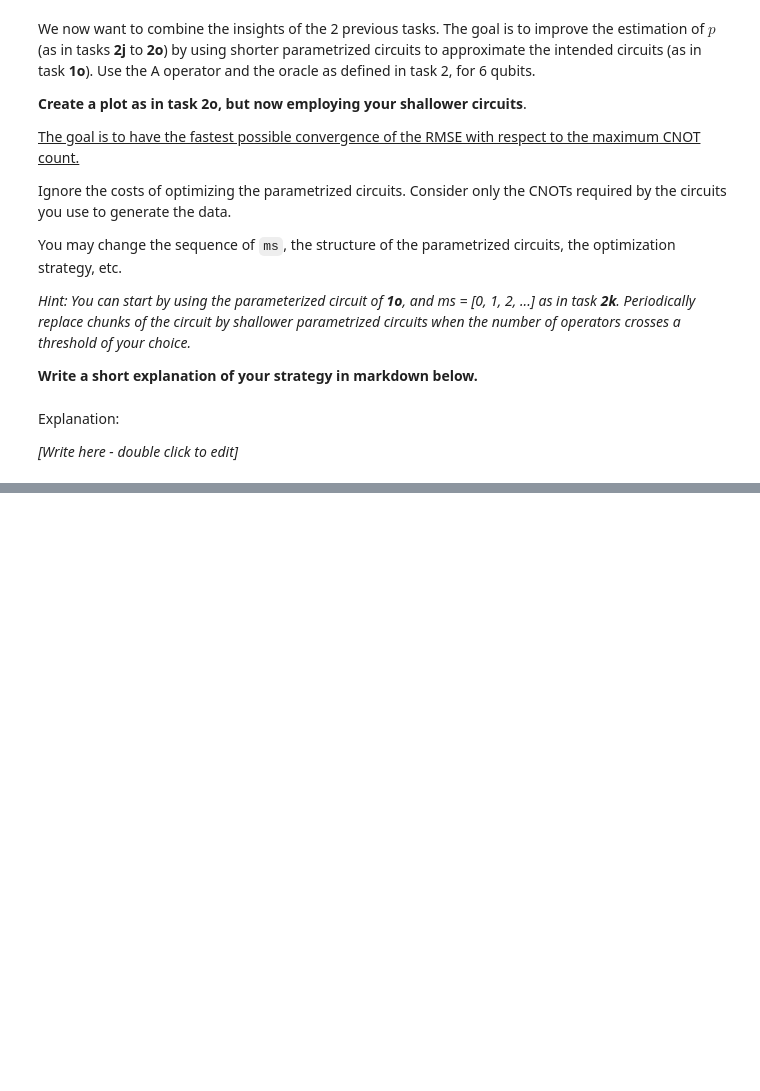
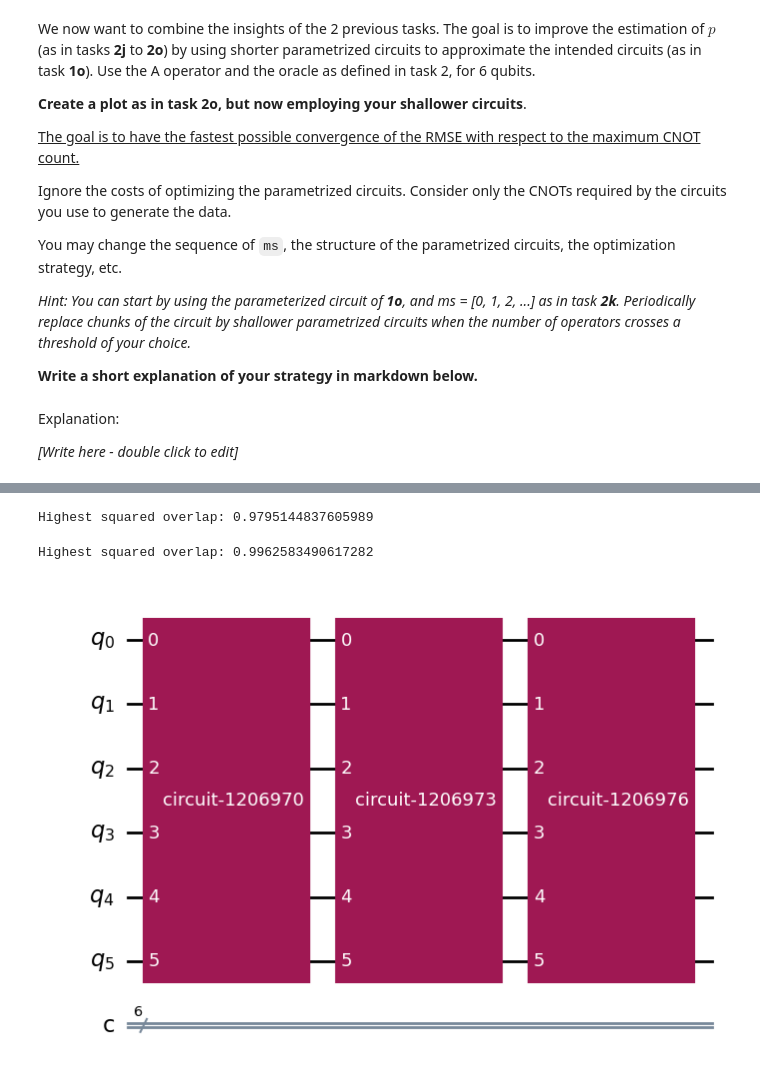
Before and after one commit to ezekielcochran/vtq-hackathon, a Jupyter notebook: qmace.ipynb, the cells around one changed output, grey strips where cells are left out. Cells and saved outputs as stored; diff of their text form; code cells hidden in the pictures; blank space fills up the shorter version.

Commit message:
Got approximating circuits working
About to delete some stuff, so putting this here as an archive

```diff
--- a/qmace.ipynb
+++ b/qmace.ipynb
@@ -1029,3 +1029,8 @@ _Hint: You can start by using the parameterized circuit of **1o**, and ms = [0,
 Explanation:
 
 *[Write here - double click to edit]*
+# %%
+# Initialize common vars, imports, etc
+from scipy.optimize import minimize
+
+NUM_QUBITS = 6
@@ -1032 +1127,74 @@ Explanation:
+# %%
+# Second block: just estimate m=2
+
+target_circuit = sequential_reflection(2)
+target_state = qi.Statevector.from_instruction(target_circuit)
+circuit0 = circuit_1o(init_params)
+circuit1 = circuit_1o(init_params)
+combo = QuantumCircuit(NUM_QUBITS, 0)
+combo.append(circuit0, range(NUM_QUBITS))
+combo.append(circuit0, range(NUM_QUBITS))
+combo.draw("mpl")
+
+init_params = np.random.uniform(low=0, high=2*np.pi, size=15 * 2)
+
+def obj_fn(optimized_lambda_list, target_state):
+    circuit0 = circuit_1o(optimized_lambda_list[:15])
+    circuit1 = circuit_1o(optimized_lambda_list[15:])
+    combo = QuantumCircuit(NUM_QUBITS, 0)
+    combo.append(circuit0, range(NUM_QUBITS))
+    combo.append(circuit1, range(NUM_QUBITS))
+    estimated_state = Statevector(combo)
+    return -np.abs(np.vdot(target_state.data, estimated_state.data))**2
+res = minimize(
+    obj_fn,
+    init_params,
+    args=(target_state,),
+    method='Powell',
+)
+max_fid = -res.fun
+params = res.x
+print(f"Highest squared overlap: {max_fid}")
+
+m2_estimate_circuit = circuit_1o(params)
+# %% [output]
+Highest squared overlap: 0.9795144837605989
+# %%
+# Now support arbitrarily many blocks
+
+def approximate_circuit(target_state, num_blocks):
+    init_params = np.random.uniform(low=0, high=2*np.pi, size=15 * num_blocks)
+
+    def obj_fn(lambdas, target_state):
+        chain_circuit = QuantumCircuit(NUM_QUBITS, 0)
+        for i in range(num_blocks):
+            this_circuit = circuit_1o(lambdas[15*i:15*(i+1)])
+            chain_circuit.append(this_circuit, range(NUM_QUBITS))
+        estimated_state = Statevector(chain_circuit)
+        return -np.abs(np.vdot(target_state.data, estimated_state.data))**2
+    res = minimize(
+        obj_fn,
+        init_params,
+        args=(target_state,),
+        method='Powell',
+    )
+    max_fid = -res.fun
+    params = res.x
+    print(f"Highest squared overlap: {max_fid}")
+    result = QuantumCircuit(NUM_QUBITS, NUM_QUBITS) # include classical qubits for measuring x counts
+    for i in range(num_blocks):
+        this_circuit = circuit_1o(params[15*i:15*(i+1)])
+        result.append(this_circuit, range(NUM_QUBITS))
+    return result
+# %%
+def approximate_m_circuit(m, num_blocks):
+    target_circuit = sequential_reflection(m)
+    target_state = qi.Statevector.from_instruction(target_circuit)
+    return approximate_circuit(target_state, num_blocks)
+
+test = approximate_m_circuit(1, 3)
+test.draw("mpl")
+# %% [output]
+Highest squared overlap: 0.9962583490617282
+[figure, added]
 # %%
```
Also changed, not shown: parts of 3 cells of this notebook.
